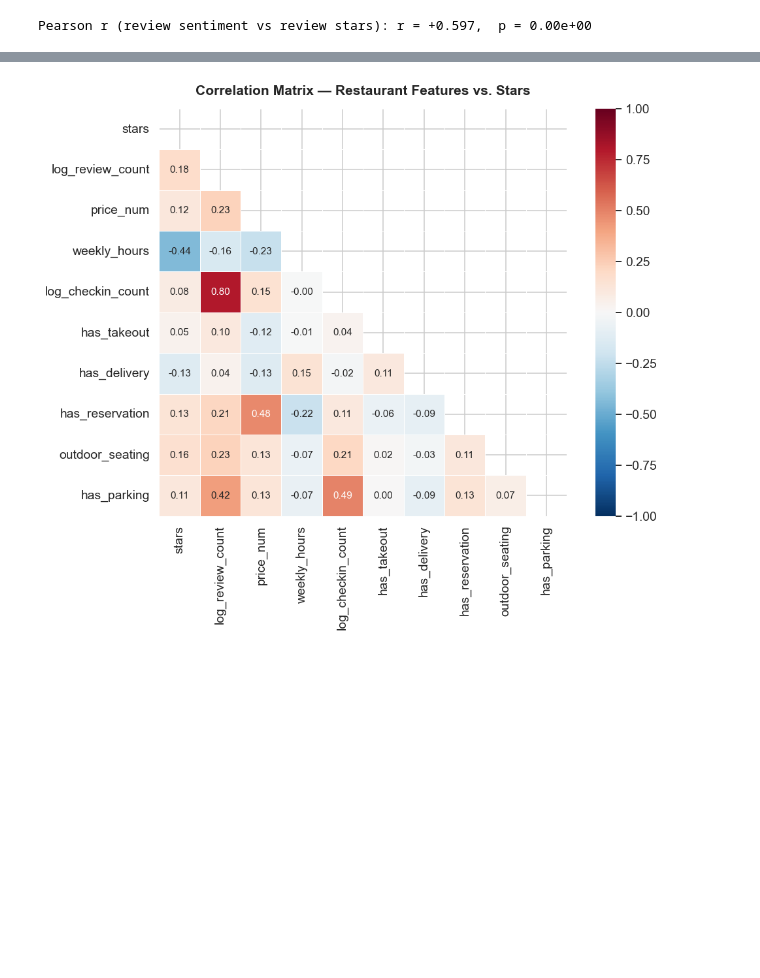
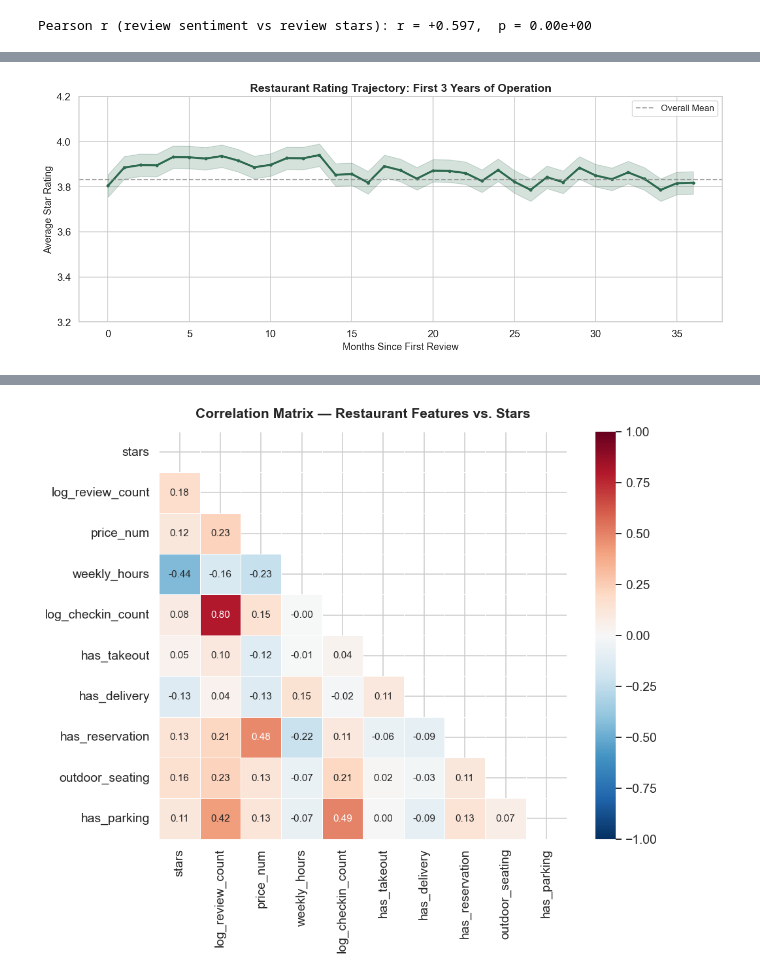
Before and after one commit to HelenTu05/ECON-UB-232-Data-Bootcamp-Midterm, a Jupyter notebook: notebooks/01_yelp_eda.ipynb, the cells around one changed output, grey strips where cells are left out. Drawn from its saved outputs; the diff is of its cells as text; code cells hidden in the pictures; blank space fills up the shorter version.

```diff
--- a/yelp_restaurant_eda.ipynb
+++ b/notebooks/01_yelp_eda.ipynb
@@ -693,0 +749,51 @@ Pearson r (review sentiment vs review stars): r = +0.597,  p = 0.00e+00
+# %%
+# ----- T.3 Restaurant lifecycle: rating trajectory by age -----
+# Q: Do restaurants start high and decline, or improve over time?
+
+# Get each restaurant's first review date (birth date)
+first_review = (
+    rest_reviews.groupby("business_id")["date"]
+    .min()
+    .reset_index()
+    .rename(columns={"date": "first_review_date"})
+)
+
+rest_reviews = rest_reviews.merge(first_review, on="business_id", how="left")
+
+# Calculate age at time of each review (in months)
+rest_reviews["months_since_open"] = (
+    (rest_reviews["date"] - rest_reviews["first_review_date"])
+    / pd.Timedelta(days=30)
+).astype(int)
+
+# Average rating by months since opening (0–36 months)
+lifecycle = (
+    rest_reviews[rest_reviews["months_since_open"] <= 36]
+    .groupby("months_since_open")["stars"]
+    .agg(["mean", "count"])
+    .reset_index()
+)
+lifecycle = lifecycle[lifecycle["count"] >= 200]  # stability filter
+
+fig, ax = plt.subplots(figsize=(12, 5))
+ax.plot(lifecycle["months_since_open"], lifecycle["mean"],
+        color="#2D6A4F", linewidth=2.5, marker="o", markersize=3)
+ax.axhline(rest_reviews["stars"].mean(), color="gray",
+           linestyle="--", alpha=0.7, label="Overall Mean")
+ax.fill_between(lifecycle["months_since_open"],
+                lifecycle["mean"] - 0.05,
+                lifecycle["mean"] + 0.05,
+                alpha=0.2, color="#2D6A4F")
+
+ax.set_xlabel("Months Since First Review", fontsize=12)
+ax.set_ylabel("Average Star Rating", fontsize=12)
+ax.set_title("Restaurant Rating Trajectory: First 3 Years of Operation",
+             fontsize=14, fontweight="bold")
+ax.legend(fontsize=11)
+ax.set_ylim(3.2, 4.2)
+
+plt.tight_layout()
+plt.savefig("../figures/rating_lifecycle.png", dpi=150)
+plt.show()
+# %% [output]
+[figure, added]
```
Also changed, not shown: parts of 22 cells of this notebook, 19 other files.
